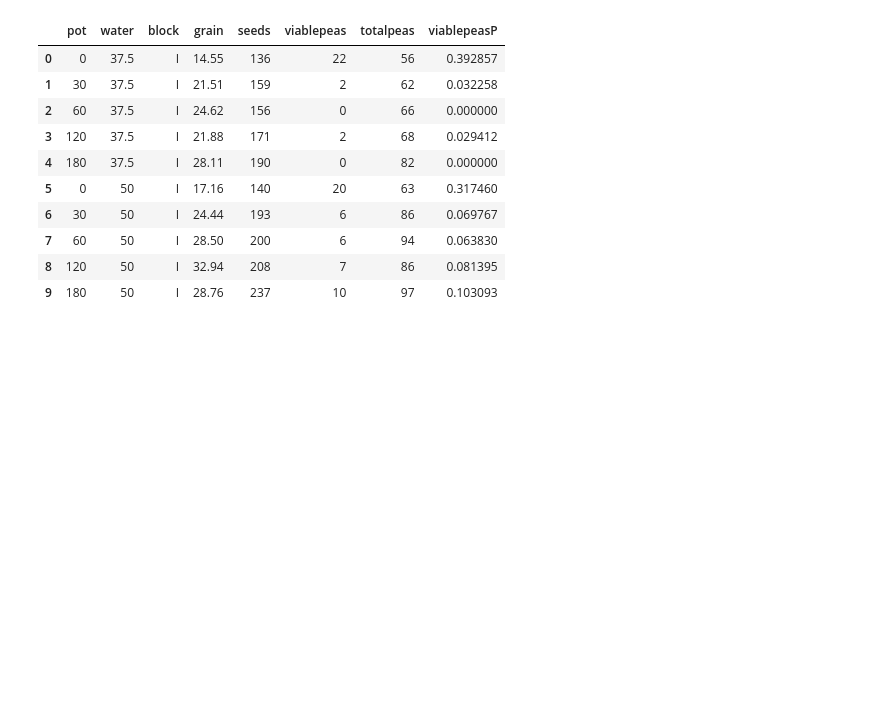
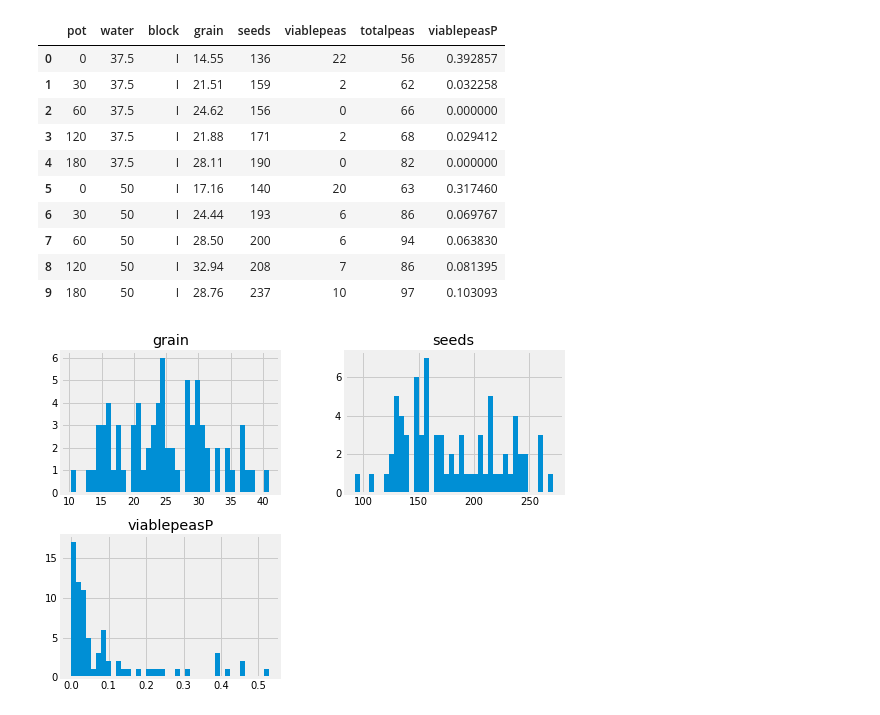
Before and after one commit to jeancmaia/mcglm, a Jupyter notebook: nbks/qualification_examples.ipynb, the cells around one changed output. Cells and saved outputs as stored; diff of their text form; code cells hidden in the pictures; blank space fills up the shorter version.

```diff
--- a/nbks/qualification_examples.ipynb
+++ b/nbks/qualification_examples.ipynb
@@ -173,4 +208,10 @@ soya['viablepeasP'] = soya['viablepeas'] / soya['totalpeas']
 X = dmatrix('~ block + water * pot', soya, return_type="dataframe")
+# %%
+# histogram of target variables.
+
+_ = soya[['grain', 'seeds', 'viablepeasP']].hist(bins=40, figsize=(8, 6))
+# %% [output]
+[figure, added]
 # %%
 # Model fitting
 mcglm = MCGLM(
```
Also changed, not shown: parts of 23 cells of this notebook, 2 other files.
